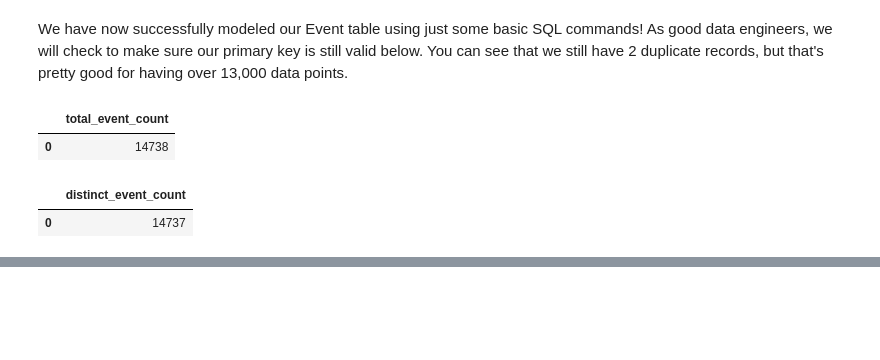
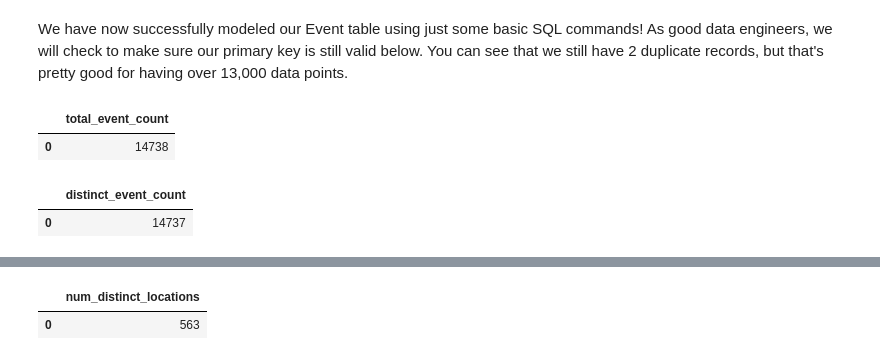
Before and after one commit to dmbrannon/COVID-19-pipeline, a Jupyter notebook: covid_19_modeling.ipynb, the cells around one changed output, grey strips where cells are left out. Cells and saved outputs as stored; diff of their text form; code cells hidden in the pictures; blank space fills up the shorter version.

```diff
--- a/covid_19_modeling.ipynb
+++ b/covid_19_modeling.ipynb
@@ -330,0 +385,7 @@ from covid_19_model.Event_SQL_Final)
+# %%
+%%bigquery
+select count(distinct id) as num_distinct_locations
+from covid_19_model.Location_SQL_1
+# %% [output]
+|  | num_distinct_locations |
+| 0 | 563 |
```
Also changed, not shown: parts of 9 cells of this notebook, 1 other file.
